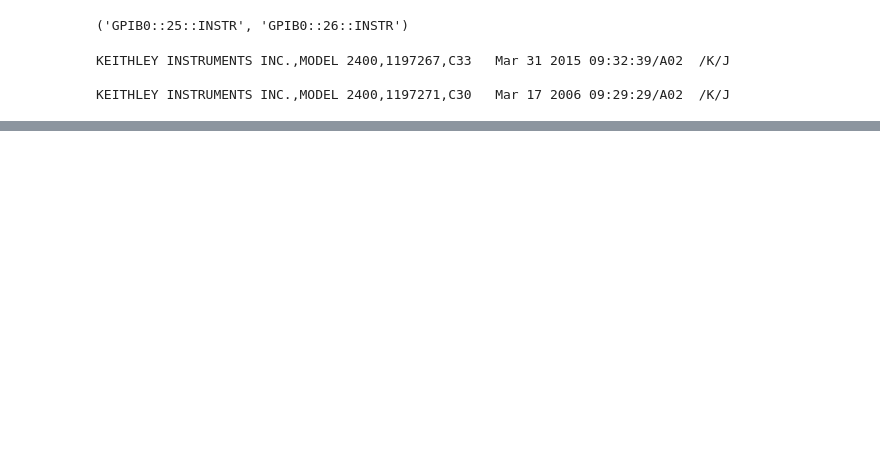
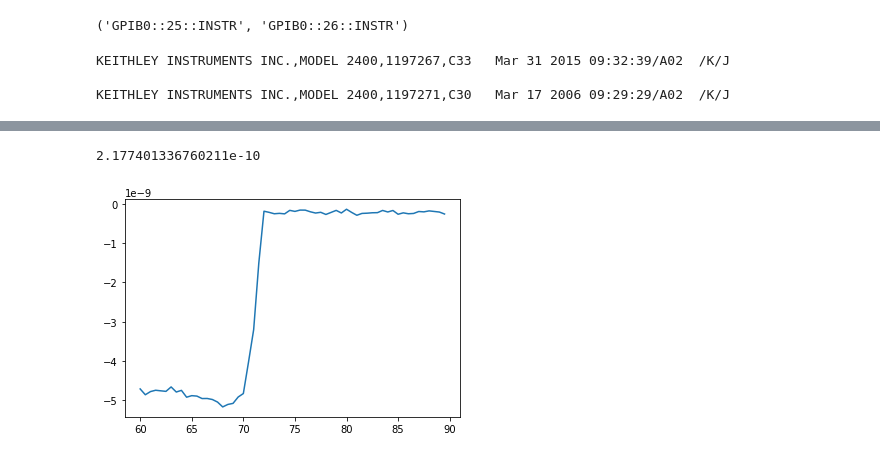
Before and after one commit to lortero7/Keithley, a Jupyter notebook: Two Keithley 2400 Mobility.ipynb, the cells around one changed output, grey strips where cells are left out. Drawn from its saved outputs; the diff is of its cells as text; code cells hidden in the pictures; blank space fills up the shorter version.

```diff
--- a/Two Keithley 2400 Mobility.ipynb
+++ b/Two Keithley 2400 Mobility.ipynb
@@ -31,0 +67,18 @@ KEITHLEY INSTRUMENTS INC.,MODEL 2400,1197271,C30   Mar 17 2006 09:29:29/A02  /K/
+# %%
+from scipy import stats
+startpos = 60
+stoppos = 90
+mini = np.where(xval == startpos)[0][0]
+maxi = np.where(xval == stoppos)[0][0]
+if mini < maxi:
+    xvalues = xval[mini:maxi]
+    yvalues = yval[mini:maxi]
+else:
+    xvalues = xval[maxi:mini]
+    yvalues = yval[maxi:mini]
+plt.plot(xvalues,yvalues)
+slope, intercept, r_value, p_value, std_error = stats.linregress(xvalues, yvalues)
+print(slope)
+# %% [output]
+2.177401336760211e-10
+[figure, added]
```
Also changed, not shown: parts of 5 cells of this notebook, 42 other files.
